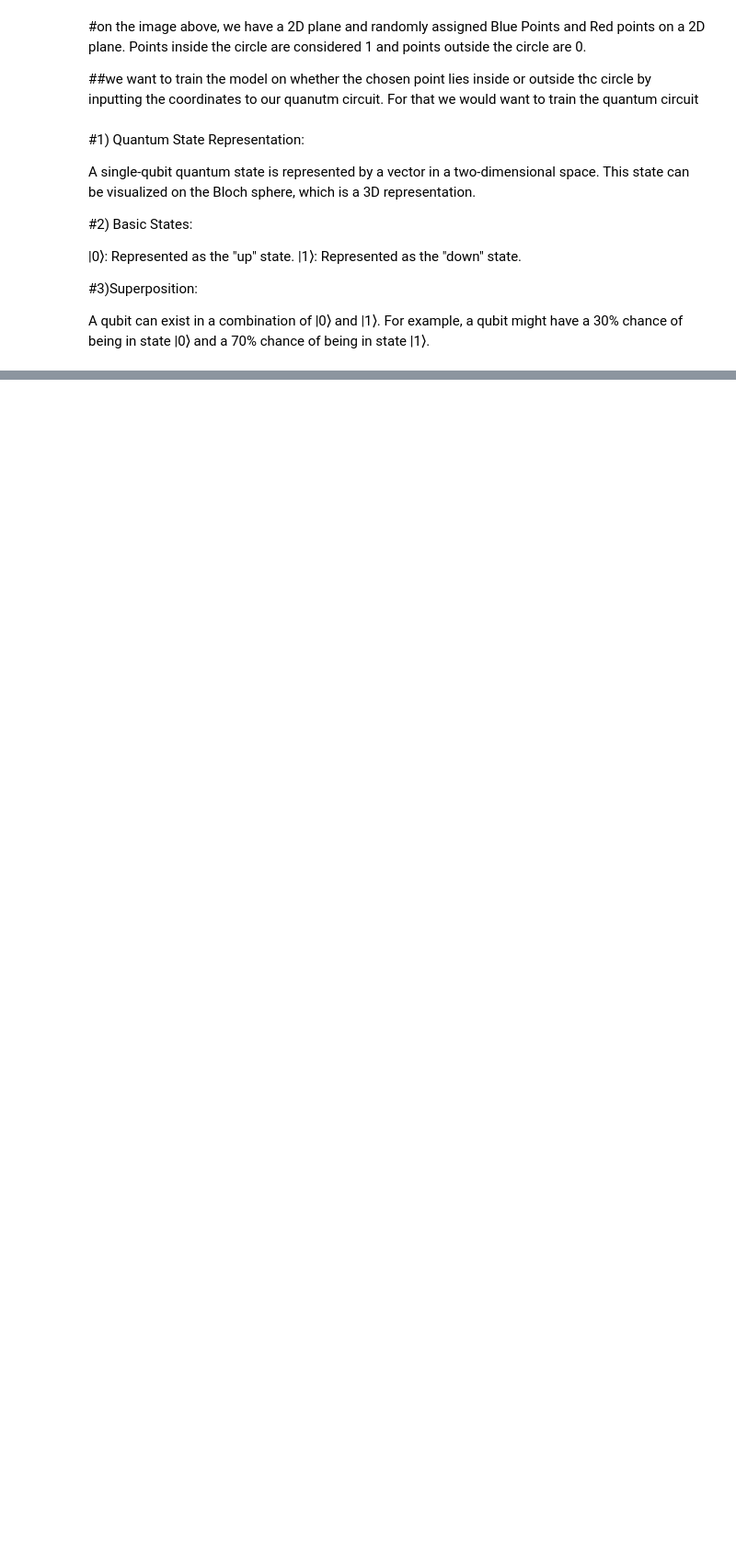
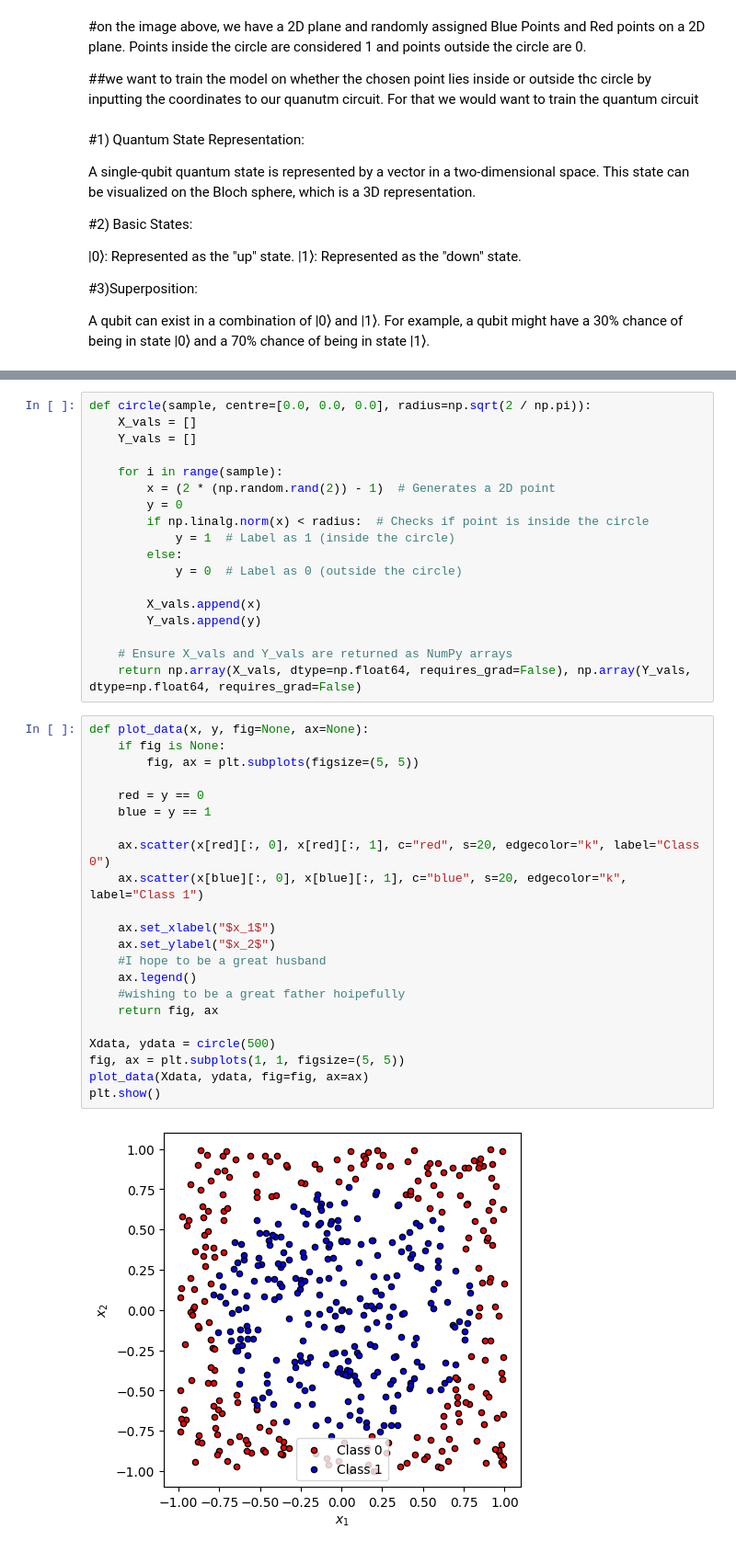
Before and after one commit to kylianmbappe9/Xanadu-CodeBook, a Jupyter notebook: Data_reuploading_classifier.ipynb, the cells around one changed output, grey strips where cells are left out. Shown: that part at 92% size. Cells and saved outputs as stored; diff of their text form; blank space fills up the shorter version.

```diff
--- a/Data_reuploading_classifier.ipynb
+++ b/Data_reuploading_classifier.ipynb
@@ -42,0 +79,42 @@ For example, a qubit might have a 30% chance of being in state |0⟩ and a 70% c
+# %%
+def circle(sample, centre=[0.0, 0.0, 0.0], radius=np.sqrt(2 / np.pi)):
+    X_vals = []
+    Y_vals = []
+
+    for i in range(sample):
+        x = (2 * (np.random.rand(2)) - 1)  # Generates a 2D point
+        y = 0
+        if np.linalg.norm(x) < radius:  # Checks if point is inside the circle
+            y = 1  # Label as 1 (inside the circle)
+        else:
+            y = 0  # Label as 0 (outside the circle)
+
+        X_vals.append(x)
+        Y_vals.append(y)
+
+    # Ensure X_vals and Y_vals are returned as NumPy arrays
+    return np.array(X_vals, dtype=np.float64, requires_grad=False), np.array(Y_vals, dtype=np.float64, requires_grad=False)
+# %%
+def plot_data(x, y, fig=None, ax=None):
+    if fig is None:
+        fig, ax = plt.subplots(figsize=(5, 5))
+
+    red = y == 0
+    blue = y == 1
+
+    ax.scatter(x[red][:, 0], x[red][:, 1], c="red", s=20, edgecolor="k", label="Class 0")
+    ax.scatter(x[blue][:, 0], x[blue][:, 1], c="blue", s=20, edgecolor="k", label="Class 1")
+
+    ax.set_xlabel("$x_1$")
+    ax.set_ylabel("$x_2$")
+    #I hope to be a great husband
+    ax.legend()
+    #wishing to be a great father hoipefully
+    return fig, ax
+
+Xdata, ydata = circle(500)
+fig, ax = plt.subplots(1, 1, figsize=(5, 5))
+plot_data(Xdata, ydata, fig=fig, ax=ax)
+plt.show()
+# %% [output]
+[figure, added]
```
Also changed, not shown: parts of 13 cells of this notebook.
